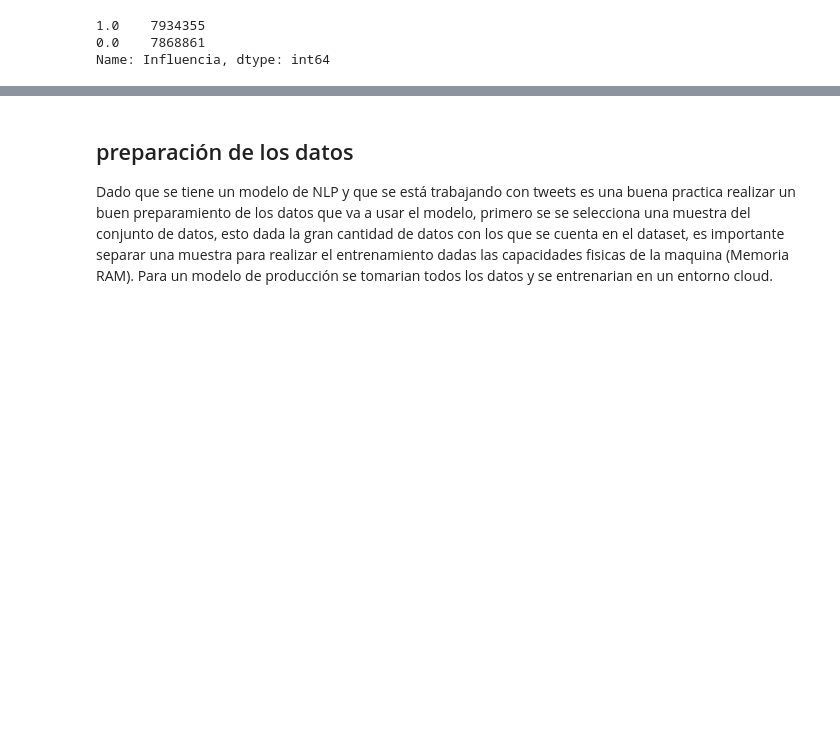
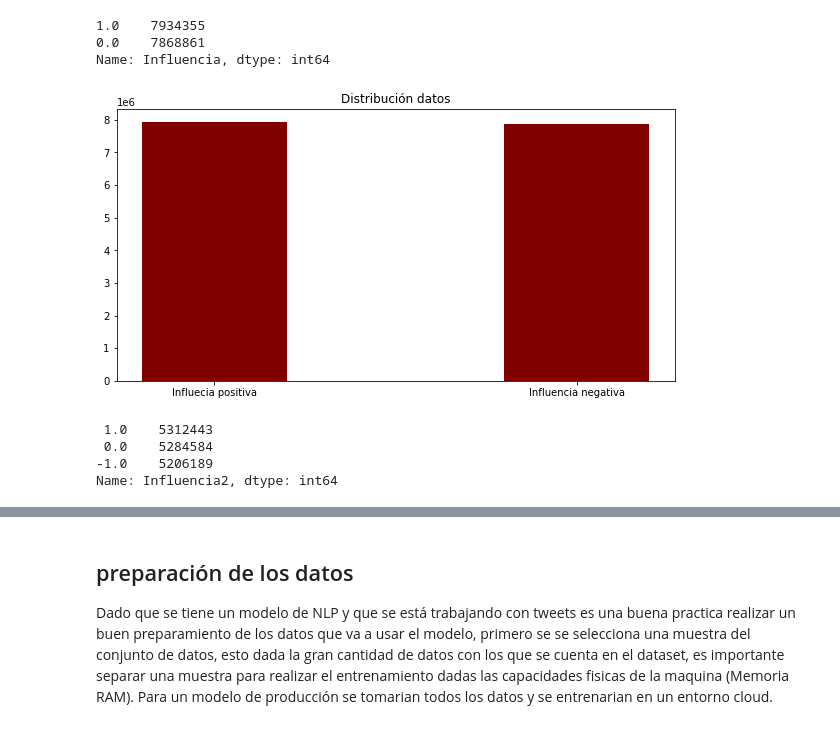
Before and after one commit to maescalante/proyecto1BI, a Jupyter notebook: notebook.ipynb, the cells around one changed output, grey strips where cells are left out. Cells and saved outputs as stored; diff of their text form; code cells hidden in the pictures; blank space fills up the shorter version.

```diff
--- a/notebook.ipynb
+++ b/notebook.ipynb
@@ -254,3 +258,24 @@ df_datos["Influencia"].value_counts()
 1.0    7934355
 0.0    7868861
 Name: Influencia, dtype: int64
+# %%
+# creating the dataset
+data = ["Influecia positiva", "Influencia negativa"]
+values = [7934355, 7868861]
+
+fig = plt.figure(figsize = (10, 5))
+
+# creating the bar plot
+plt.bar(data, values, color ='maroon',width = 0.4)
+
+plt.title("Distribución datos")
+plt.show()
+# %% [output]
+[figure, added]
+# %%
+df_datos["Influencia2"].value_counts()
+# %% [output]
+ 1.0    5312443
+ 0.0    5284584
+-1.0    5206189
+Name: Influencia2, dtype: int64
```
Also changed, not shown: parts of 32 cells of this notebook.
